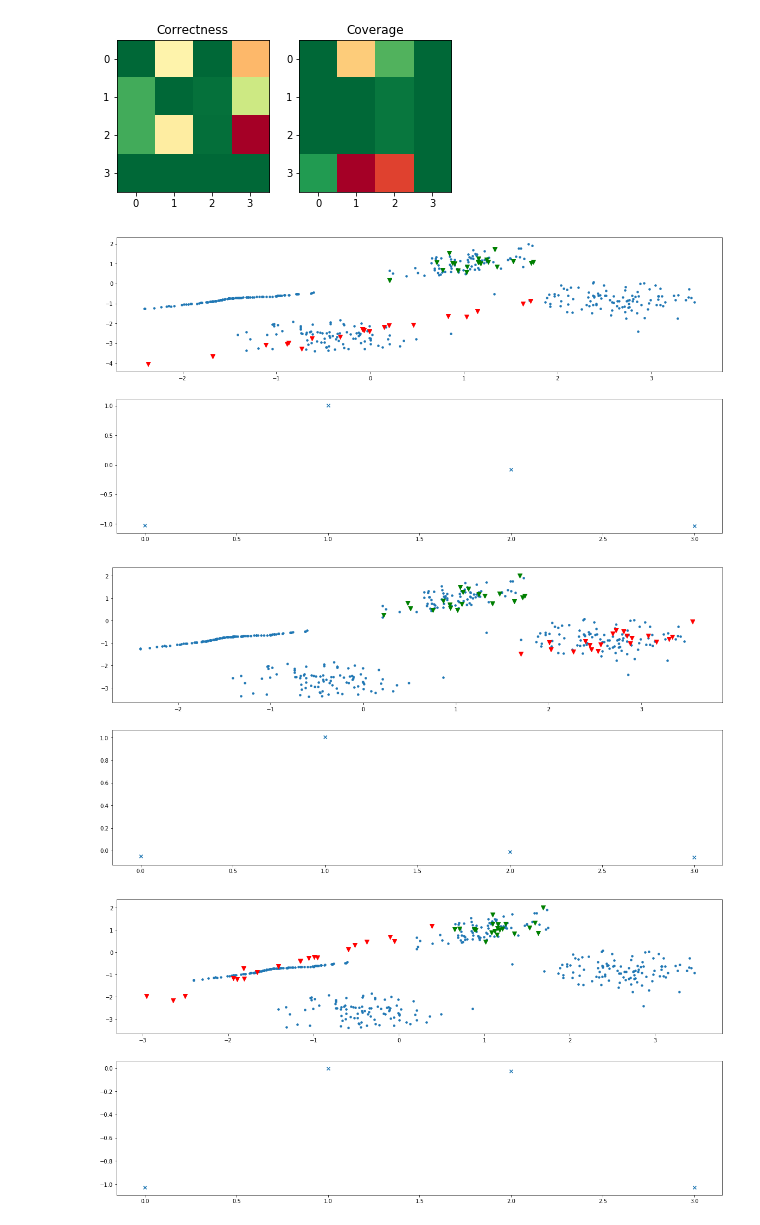
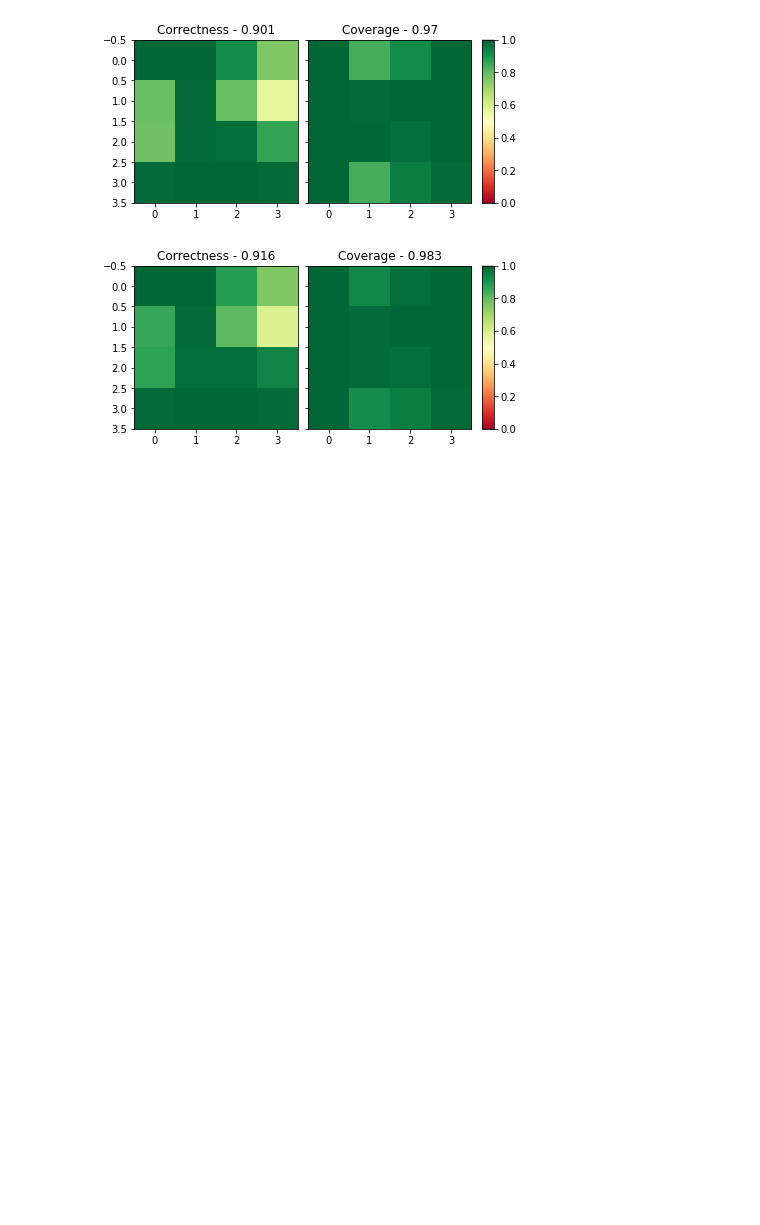
Before and after one commit to GDPlumb/ELDR, a Jupyter notebook: Synthetic/run.ipynb, the cells around one changed output. Saved outputs shown, nothing was run; the diff lists cells and outputs as text; code cells hidden in the pictures; blank space fills up the shorter version.

Commit message:
Unified the computation and plotting framework + updated results

```diff
--- a/Synthetic/run.ipynb
+++ b/Synthetic/run.ipynb
@@ -110,0 +71,4 @@ plt.close()
+# %%
+# Visualize the clusters in the learned representation
+
+means, centers, indices = plot_groups(x, data_rep, num_clusters, kmeans.labels_, name = "synth-rep.png")
@@ -111,15 +77,7 @@ plt.close()
 # %%
-###
 # Set epsilon for our metrics
-###
-
-
 epsilon = 0.5
 
 if True:
-    a, b = metrics(load_model, x, indices, np.zeros((num_clusters - 1, input_dim)), epsilon)
-
-    d = np.diagonal(a)
-
-    print(np.mean(d), np.min(d), np.max(d))
+    eval_epsilon(load_model, x, indices, epsilon)
 # %%
@@ -188,13 +98,22 @@ myeval(deltas)
+# %%
+# Evaluate the explanations
+
+deltas = np.load("deltas.npy")
+
+a, b = metrics(load_model, x, indices, deltas, epsilon)
+
+plot_metrics(a, b, name = "synth-metrics-ours.png")
+# %% [output]
+[figure, added]
 # %%
 # Visualize the mean difference
 
 exp_mean = np.zeros((num_clusters - 1, input_dim))
 for i in range(num_clusters - 1):
     exp_mean[i, :] = means[i + 1] - means[0]
 
-myeval(exp_mean)
+a, b = metrics(load_model, x, indices, exp_mean, epsilon)
+
+plot_metrics(a, b, name = "synth-metrics-means.png")
 # %% [output]
-[figure, old version]
+[figure, new version]
-[figure, removed]
-[figure, removed]
-[figure, removed]
```
Also changed, not shown: parts of 10 cells of this notebook, 46 other files.
